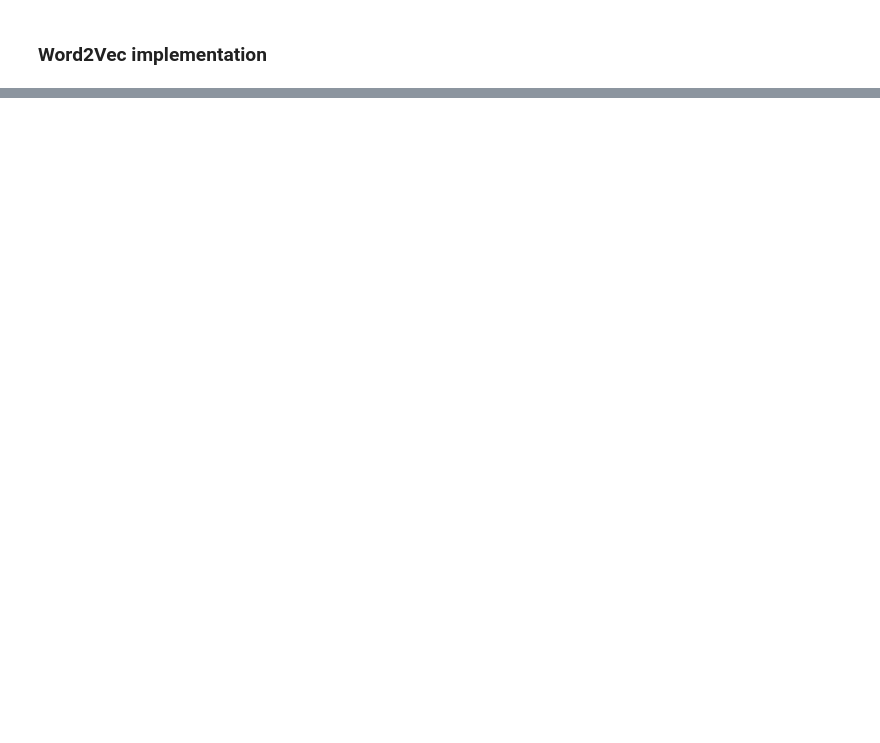
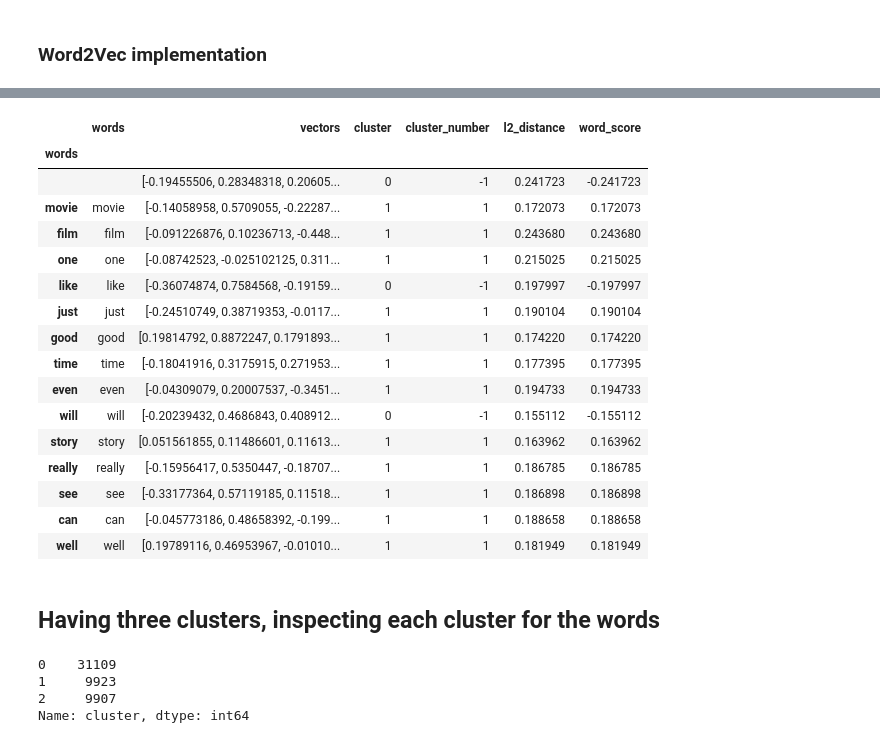
Before and after one commit to STaineT/Unsupervised-Learning---IMDB, a Jupyter notebook: Trustpage_KMeans_Dense_Word2Vec.ipynb, the cells around one changed output, grey strips where cells are left out. Cells and saved outputs as stored; diff of their text form; code cells hidden in the pictures; blank space fills up the shorter version.

```diff
--- a/Trustpage_KMeans_Dense_Word2Vec.ipynb
+++ b/Trustpage_KMeans_Dense_Word2Vec.ipynb
@@ -174,0 +260,4 @@ Accuracy 0.52
+# %%
+# creating words datafame from word_vector that is created from word2vec
+words = pd.DataFrame(word_vectors.vectors)
+words.head()
@@ -174,0 +272,17 @@ Accuracy 0.52
+# %%
+# get the key for each word, and putting all vectors in one column for each word
+words['words'] = word_vectors.index_to_key
+words['vectors'] = words.words.apply(lambda x: word_vectors[f'{x}'])
+
+# using the KMeans predict each word cluster and assigning 1 or -1 for each cluster
+words['cluster'] = words.vectors.apply(lambda x: KMeans.predict([np.array(x)]))
+words.cluster = words.cluster.apply(lambda x: x[0])
+words['cluster_number'] = [1 if i==positive  else -1 for i in words.cluster]
+
+# kmeans.transform(X) returns is already the L2 norm distance to each cluster center,thus a measure of how
+# accurate or closeness the word to the cluster
+words['l2_distance'] = words.apply(lambda x: 1/(KMeans.transform([x.vectors]).min()), axis=1)
+
+# calculating score for each word based on their distance to the center, negative number will
+# be from cluster 0 and positive number from cluster 1
+words['word_score'] = words.l2_distance * words.cluster_number
@@ -174,0 +299,35 @@ Accuracy 0.52
+# %%
+# retaining the needed columns and store them into a new data frame
+words_trimmed = words[['words', 'vectors', 'cluster', 'cluster_number','l2_distance', 'word_score']]
+# %%
+# put the words columns as index
+words_trimmed.set_index(words.words, inplace=True)
+# %%
+words_trimmed.head(15)
+# %% [output]
+|  | words | vectors | cluster | cluster_number | l2_distance | word_score |
+| words |  |  |  |  |  |  |
+|  |  | [-0.19455506, 0.28348318, 0.20605... | 0 | -1 | 0.241723 | -0.241723 |
+| movie | movie | [-0.14058958, 0.5709055, -0.22287... | 1 | 1 | 0.172073 | 0.172073 |
+| film | film | [-0.091226876, 0.10236713, -0.448... | 1 | 1 | 0.243680 | 0.243680 |
+| one | one | [-0.08742523, -0.025102125, 0.311... | 1 | 1 | 0.215025 | 0.215025 |
+| like | like | [-0.36074874, 0.7584568, -0.19159... | 0 | -1 | 0.197997 | -0.197997 |
+| just | just | [-0.24510749, 0.38719353, -0.0117... | 1 | 1 | 0.190104 | 0.190104 |
+| good | good | [0.19814792, 0.8872247, 0.1791893... | 1 | 1 | 0.174220 | 0.174220 |
+| time | time | [-0.18041916, 0.3175915, 0.271953... | 1 | 1 | 0.177395 | 0.177395 |
+| even | even | [-0.04309079, 0.20007537, -0.3451... | 1 | 1 | 0.194733 | 0.194733 |
+| will | will | [-0.20239432, 0.4686843, 0.408912... | 0 | -1 | 0.155112 | -0.155112 |
+| story | story | [0.051561855, 0.11486601, 0.11613... | 1 | 1 | 0.163962 | 0.163962 |
+| really | really | [-0.15956417, 0.5350447, -0.18707... | 1 | 1 | 0.186785 | 0.186785 |
+| see | see | [-0.33177364, 0.57119185, 0.11518... | 1 | 1 | 0.186898 | 0.186898 |
+| can | can | [-0.045773186, 0.48658392, -0.199... | 1 | 1 | 0.188658 | 0.188658 |
+| well | well | [0.19789116, 0.46953967, -0.01010... | 1 | 1 | 0.181949 | 0.181949 |
+# %% [markdown]
+## Having three clusters, inspecting each cluster for the words
+# %%
+words_trimmed['cluster'].value_counts()
+# %% [output]
+0    31109
+1     9923
+2     9907
+Name: cluster, dtype: int64
```
Also changed, not shown: parts of 37 cells of this notebook, 3 other files.
